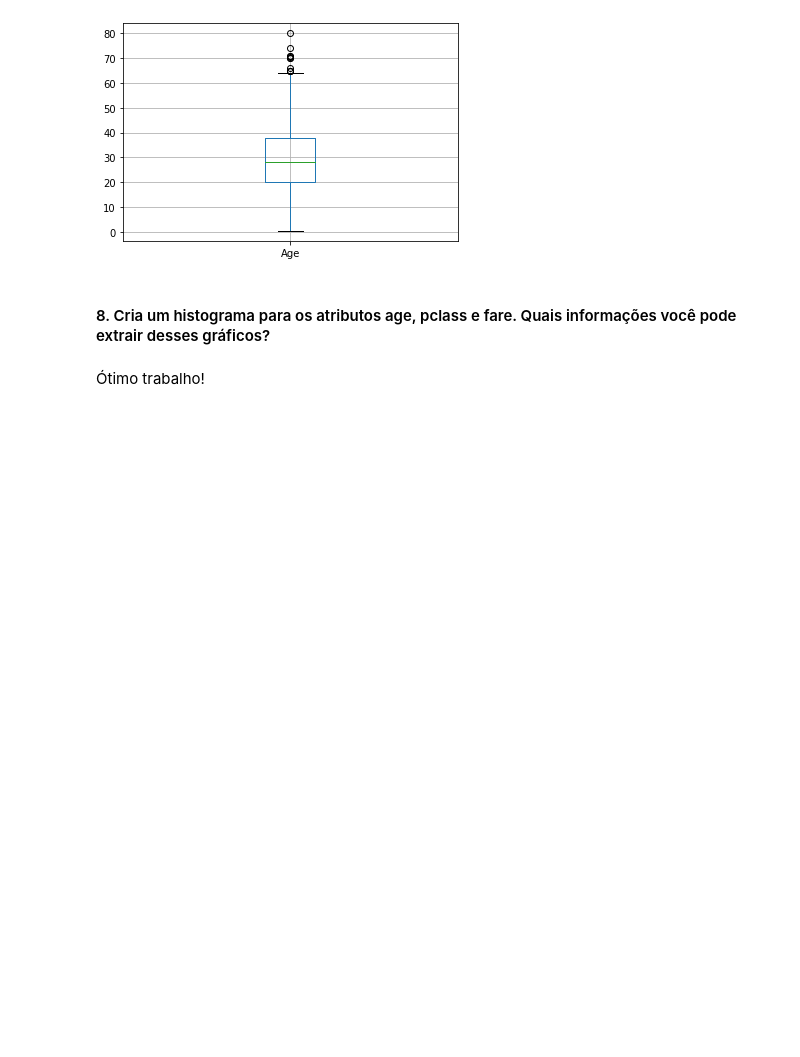
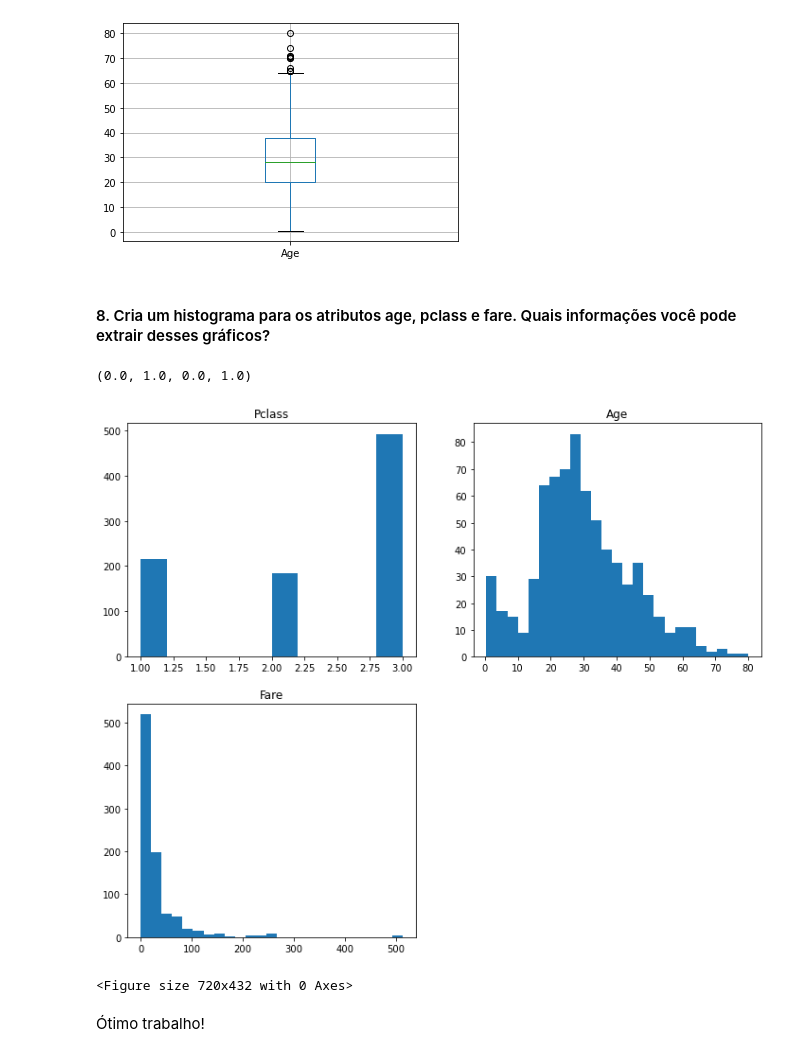
Before and after one commit to cpoles/data_science, a Jupyter notebook: awari/EDA-exercises-master/Exercicios_EDA.ipynb, the cells around one changed output. Saved outputs shown, nothing was run; the diff lists cells and outputs as text; code cells hidden in the pictures; blank space fills up the shorter version.

```diff
--- a/awari/EDA-exercises-master/Exercicios_EDA.ipynb
+++ b/awari/EDA-exercises-master/Exercicios_EDA.ipynb
@@ -165,2 +156,23 @@ numpy.ndarray
+# %%
+fig, axs = plt.subplots(2, 2)
+plt.figure(figsize=(10, 6))
+
+fig.set_figheight(10)
+fig.set_figwidth(12)
+
+axs[0, 0].hist(x=df.Pclass.values)
+axs[0, 0].set_title('Pclass')
+
+axs[0, 1].hist(x=df.Age.values, bins= 25)
+axs[0, 1].set_title('Age')
+
+axs[1, 0].hist(x=df.Fare.values, bins=25)
+axs[1, 0].set_title('Fare')
+
+axs[1, 1].axis('off')
+# %% [output]
+(0.0, 1.0, 0.0, 1.0)
+[figure, added]
+<Figure size 720x432 with 0 Axes>
 # %% [markdown]
 Ótimo trabalho!
```
Also changed, not shown: parts of 5 cells of this notebook.
